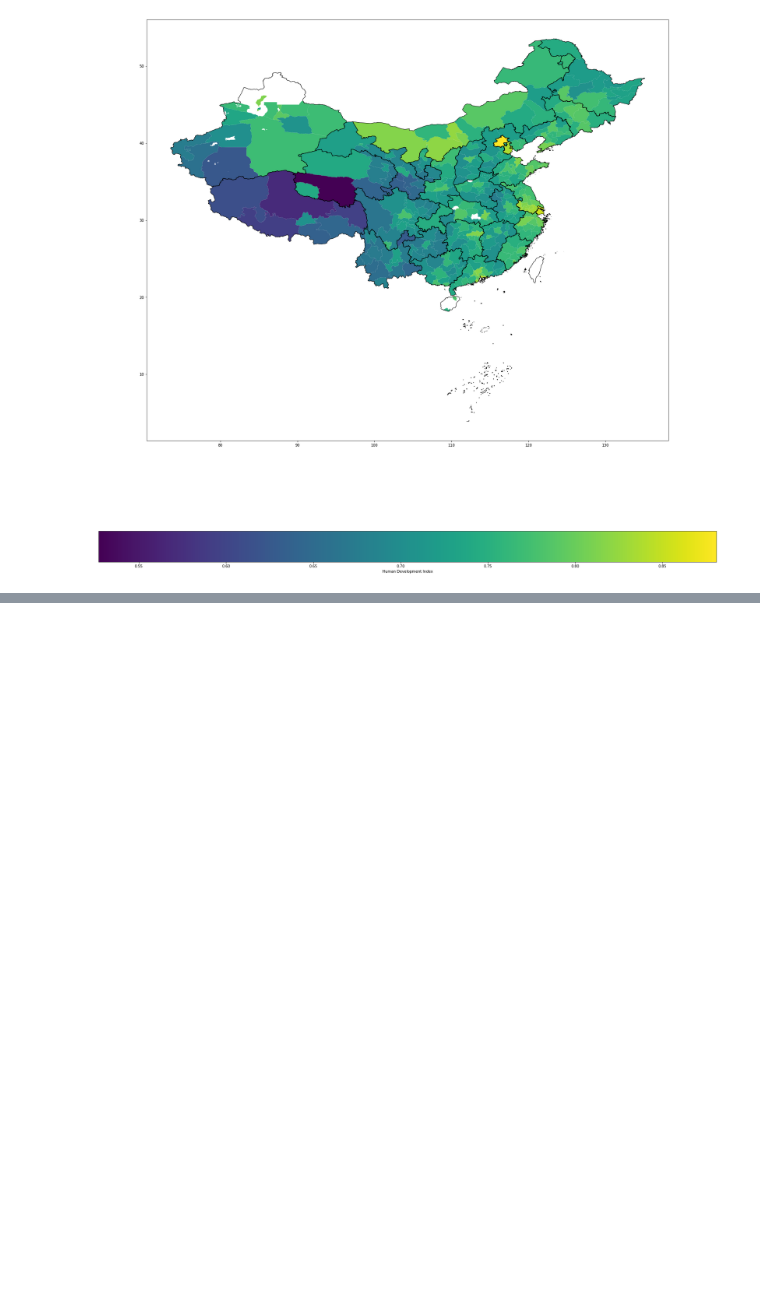
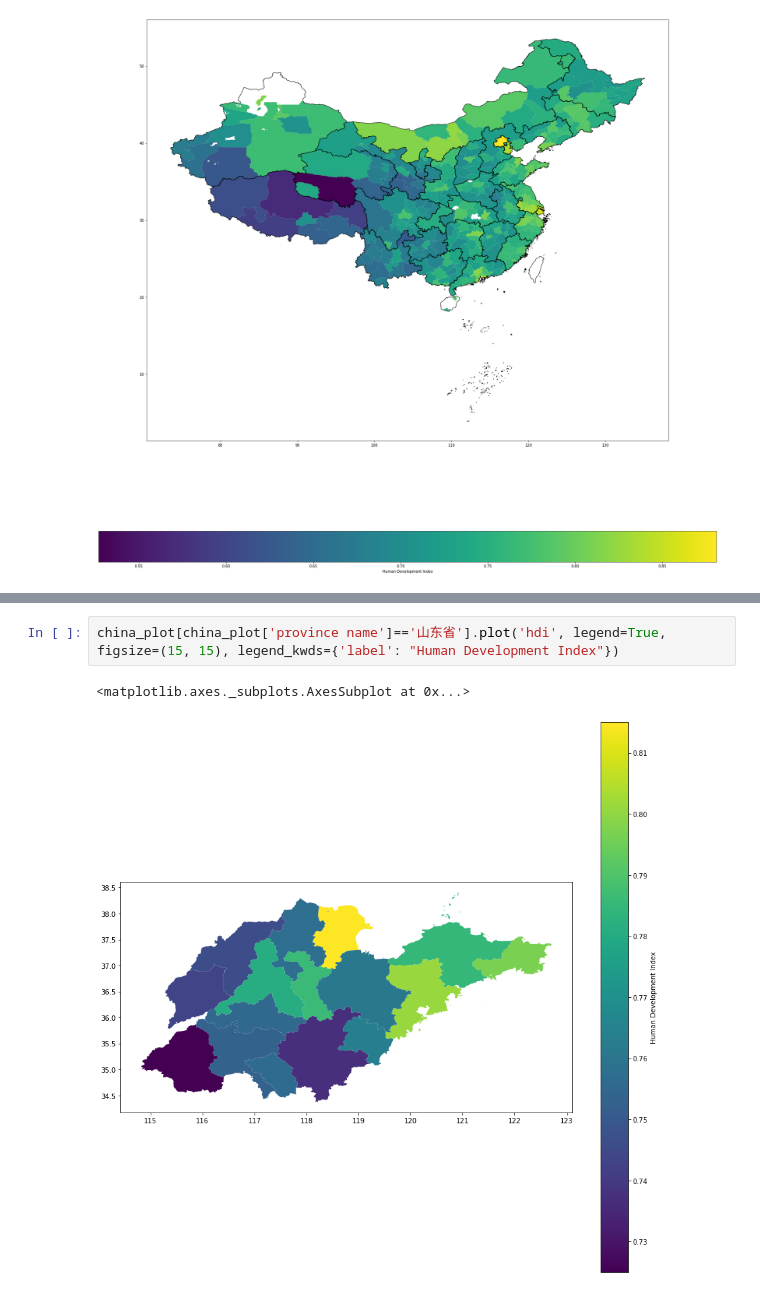
Before and after one commit to tsycstang/china_hdi_2016, a Jupyter notebook: Geo_Analysis_China.ipynb, the cells around one changed output, grey strips where cells are left out. Cells and saved outputs as stored; diff of their text form; blank space fills up the shorter version.

```diff
--- a/Geo_Analysis_China.ipynb
+++ b/Geo_Analysis_China.ipynb
@@ -113,0 +124,5 @@ china_prov.plot(ax=based, facecolor='none', edgecolor='black')
+# %%
+china_plot[china_plot['province name']=='山东省'].plot('hdi', legend=True, figsize=(15, 15), legend_kwds={'label': "Human Development Index"})
+# %% [output]
+<matplotlib.axes._subplots.AxesSubplot at 0x...>
+[figure, added]
```
Also changed, not shown: parts of 11 cells of this notebook.
